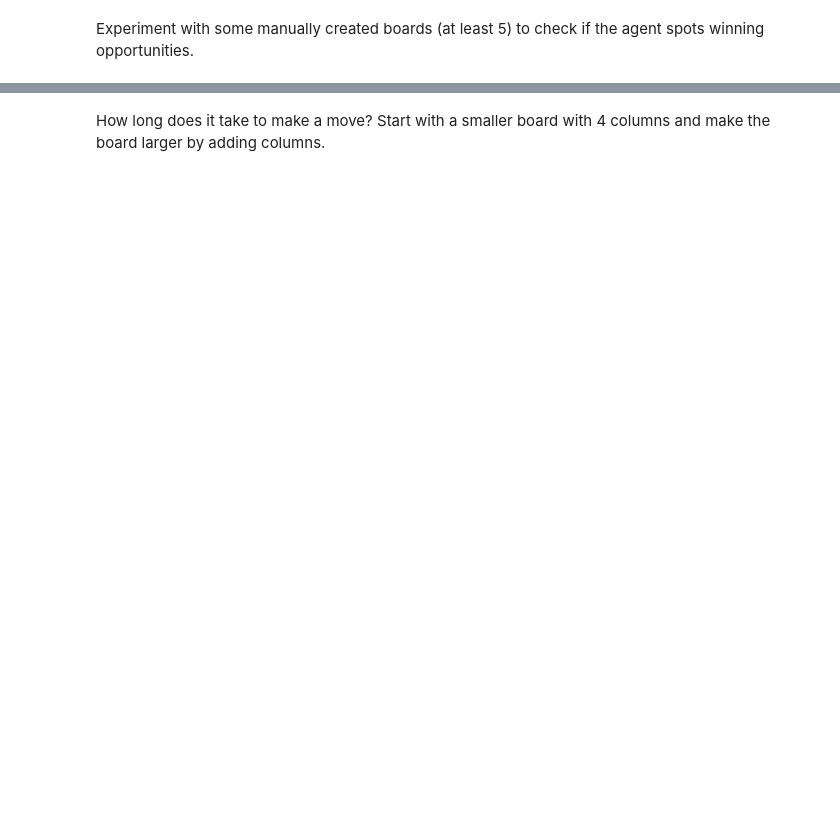
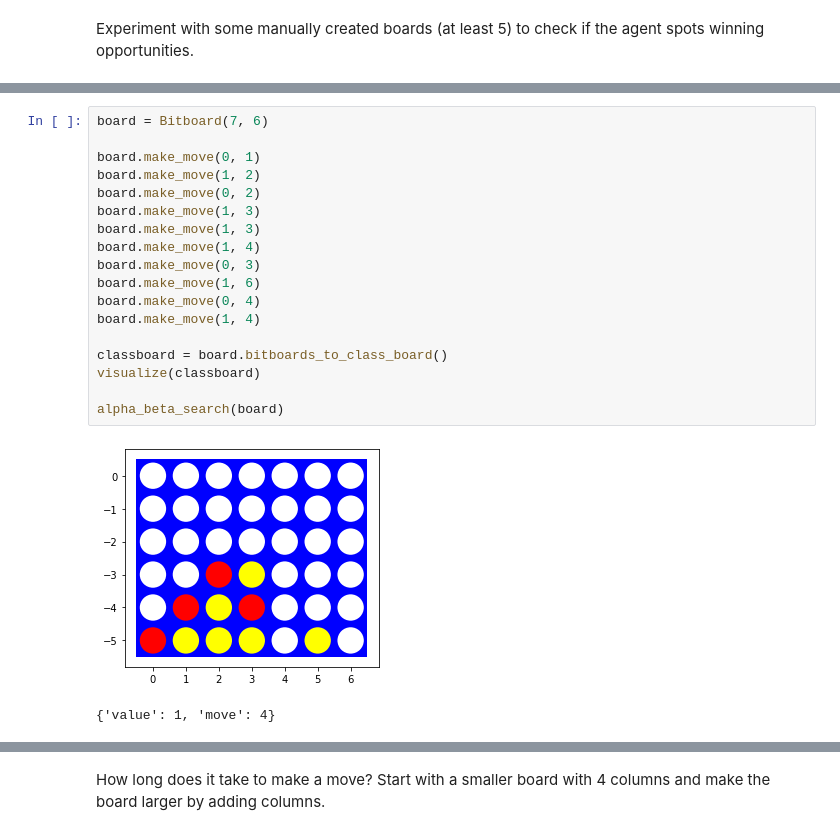
Before and after one commit to tmcnitt/Mean_Connect_Four, a Jupyter notebook: assignment_mean_connect4.ipynb, the cells around one changed output, grey strips where cells are left out. Drawn from its saved outputs; the diff is of its cells as text; blank space fills up the shorter version.

```diff
--- a/assignment_mean_connect4.ipynb
+++ b/assignment_mean_connect4.ipynb
@@ -531,0 +537,21 @@ Experiment with some manually created boards (at least 5) to check if the agent
+# %%
+board = Bitboard(7, 6)
+
+board.make_move(0, 1)
+board.make_move(1, 2)
+board.make_move(0, 2)
+board.make_move(1, 3)
+board.make_move(1, 3)
+board.make_move(1, 4)
+board.make_move(0, 3)
+board.make_move(1, 6)
+board.make_move(0, 4)
+board.make_move(1, 4)
+
+classboard = board.bitboards_to_class_board()
+visualize(classboard)
+
+alpha_beta_search(board)
+# %% [output]
+[figure, added]
+{'value': 1, 'move': 4}
```
Also changed, not shown: parts of 63 cells of this notebook.
